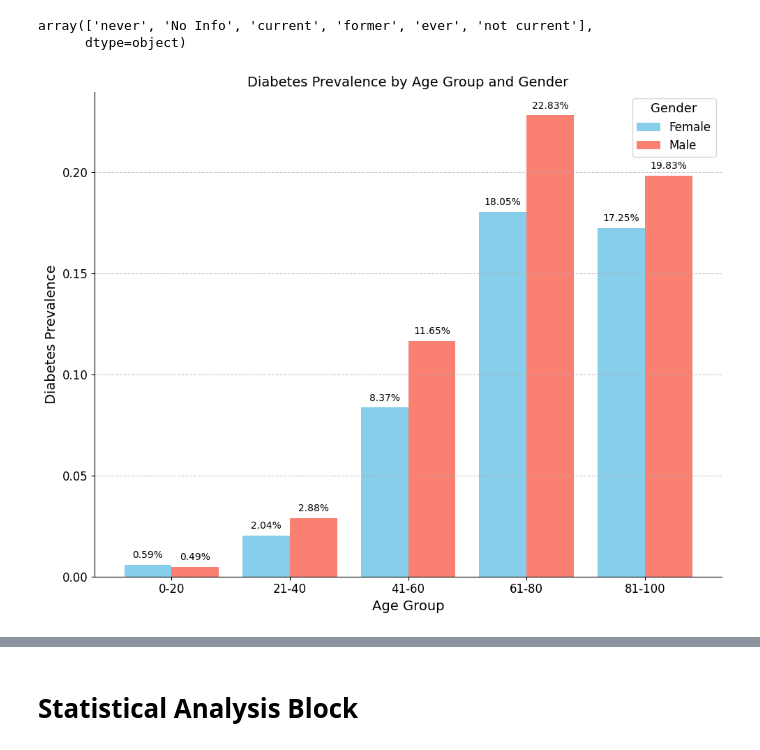
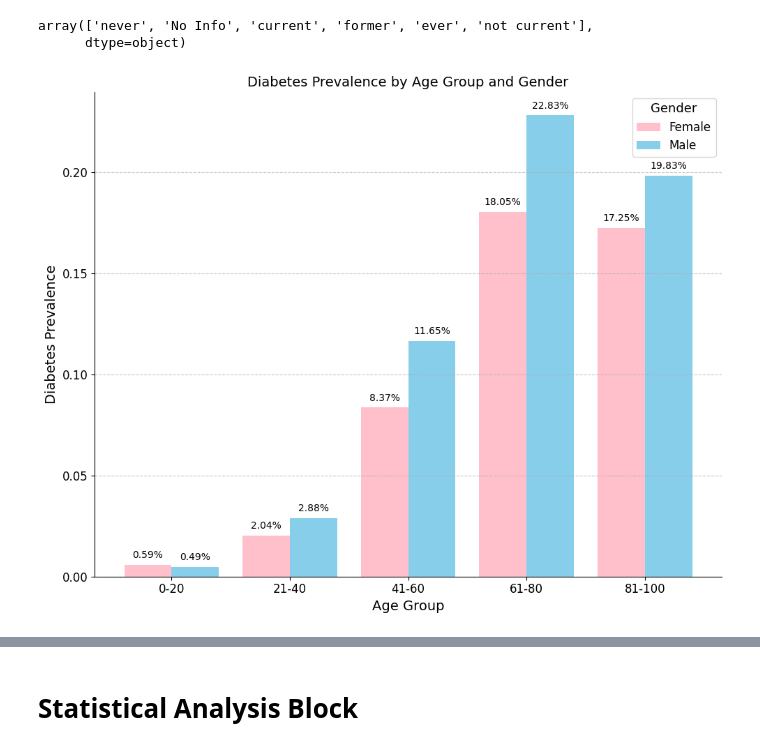
Before and after one commit to piyus22/SUGAR, a Jupyter notebook: diabetes_analysis.ipynb, the cells around one changed output, grey strips where cells are left out. Drawn from its saved outputs; the diff is of its cells as text; code cells hidden in the pictures.

```diff
--- a/diabetes_analysis.ipynb
+++ b/diabetes_analysis.ipynb
@@ -94,35 +94,35 @@ diabetes_ip_file['age_group'] = pd.cut(diabetes_ip_file['age'], bins=bins, label
 # Filter out "Other" gender
 diabetes_filtered = diabetes_ip_file[diabetes_ip_file['gender'].isin(['Male', 'Female'])]
 
 diabetes_by_age_gender = diabetes_filtered.groupby(['age_group', 'gender'])['diabetes'].mean().unstack()
 
-colors = ['skyblue', 'salmon']
+colors = ['pink','skyblue']
 ax = diabetes_by_age_gender.plot(kind='bar', figsize=(10, 8), color=colors, width=0.8)
 
 # Customizing Plot Appearance
 plt.title("Diabetes Prevalence by Age Group and Gender", fontsize=14)
 plt.xlabel("Age Group", fontsize=14)
 plt.ylabel("Diabetes Prevalence", fontsize=14)
 plt.xticks(rotation=0, fontsize=12)
 plt.yticks(fontsize=12)
 plt.legend(title="Gender", fontsize=12, title_fontsize=13)
 
 # Adding Data Labels
 for p in ax.patches:
     ax.annotate(f'{p.get_height():.2%}', (p.get_x() + p.get_width() / 2., p.get_height()),
                 ha='center', va='center', xytext=(0, 10), textcoords='offset points', fontsize=10)
 
 # Improved Grid Lines and Spines
 plt.grid(axis='y', linestyle='--', alpha=0.7)
 sns.despine()
 
 # Tight Layout
 plt.tight_layout()
 
 # Show the plot
 plt.show()
 # %% [output]
-[figure, old version]
+[figure, new version]
 # %%
 
 
```
Also changed, not shown: parts of 13 cells of this notebook, 2 other files.
